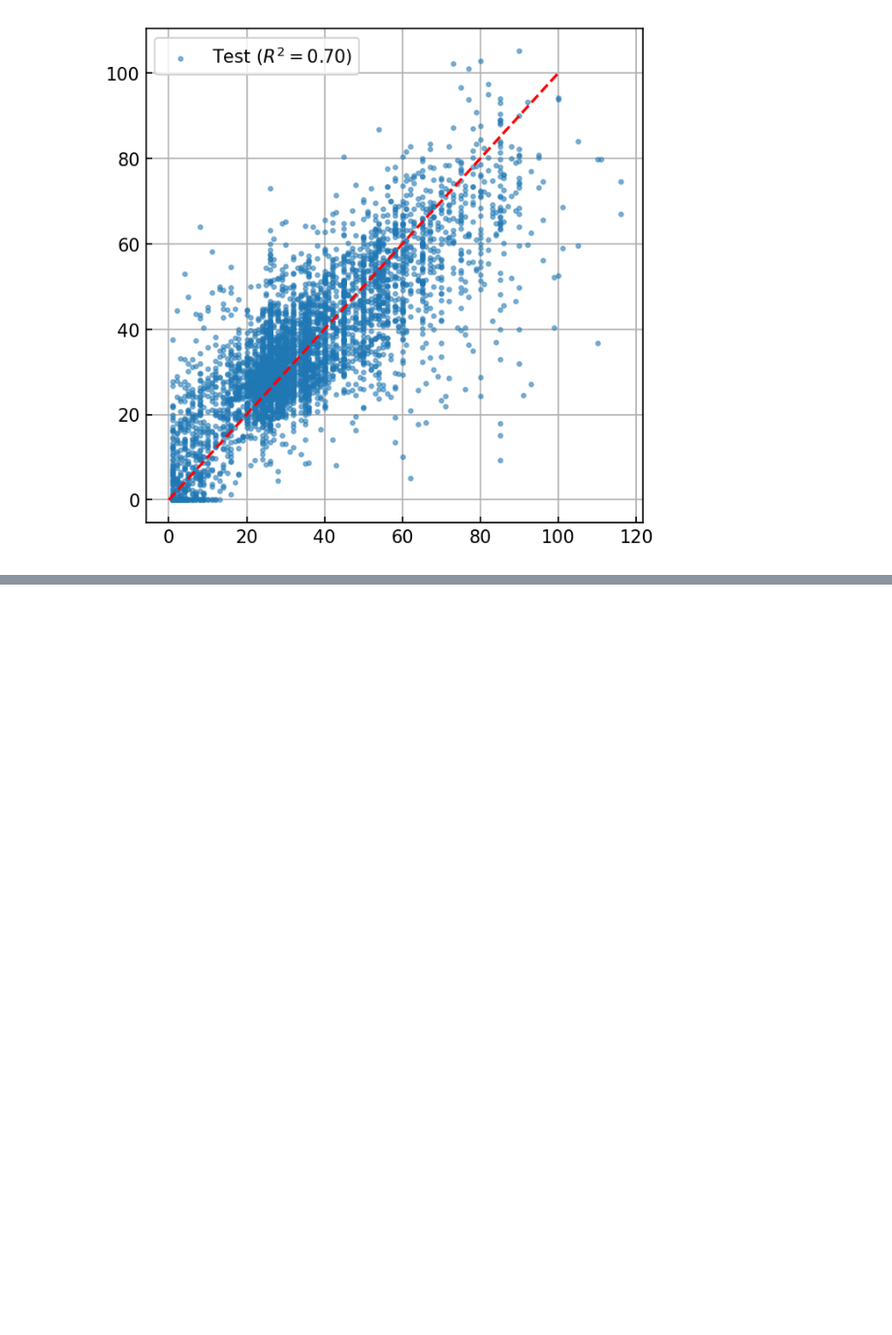
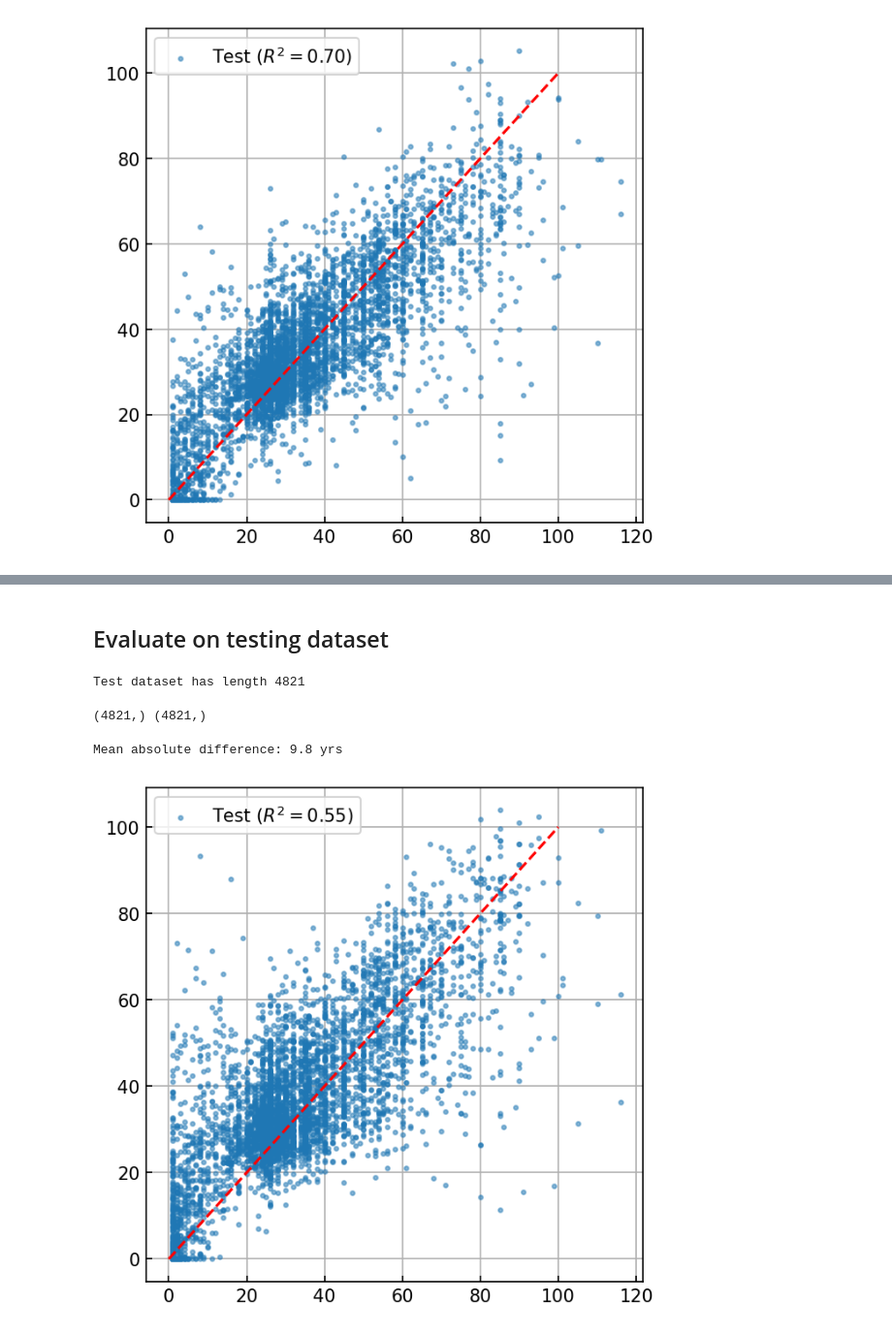
Before and after one commit to colen-teaching/DATA442-Fall-2026, a Jupyter notebook: notebooks/future/11.1_CNN_regression.ipynb, the cells around one changed output, grey strips where cells are left out. Shown at 97% size. Saved outputs shown, nothing was run; the diff lists cells and outputs as text; code cells hidden in the pictures; blank space fills up the shorter version.

```diff
--- a/notebooks/future/11.1_CNN_regression.ipynb
+++ b/notebooks/future/11.1_CNN_regression.ipynb
@@ -411,0 +549,41 @@ Clipping input data to the valid range for imshow with RGB data ([0..1] for floa
+# %% [markdown]
+## Evaluate on testing dataset
+# %%
+# Load the model back in
+model = CNN_Regression_v2()
+model.load_state_dict(results['model_weights'])
+model = model.to(device)
+
+# Make sure we use the correct test dataset
+test_dataset = torch.utils.data.Subset(dataset, results['test_indices'])
+print(f'Test dataset has length {len(test_dataset)}')
+# %% [output]
+Test dataset has length 4821
+# %%
+y_true, y_pred = [], []
+model.eval()
+
+test_loader = torch.utils.data.DataLoader(test_dataset, batch_size=32, shuffle=False, num_workers=8)
+with torch.no_grad():
+    for xb, yb in tqdm(test_loader):
+        yp = model(xb.to(device))
+
+        y_true.append(yb.numpy())
+        y_pred.append(yp.squeeze().cpu().numpy())
+
+y_true = np.concatenate(y_true)
+y_pred = np.concatenate(y_pred)
+print(y_true.shape, y_pred.shape)
+# %% [output]
+(4821,) (4821,)
+# %%
+from sklearn.metrics import r2_score
+fig, ax = plt.subplots(1, 1, figsize=(5, 5))
+ax.scatter(y_true, y_pred, s=5, alpha=0.5, label=f'Test ($R^2 = {r2_score(y_true, y_pred):.2f}$)')
+ax.plot([0,100], [0, 100], color='red', linestyle='--')
+ax.legend();
+
+print(f'Mean absolute difference: {np.mean(np.abs(y_true - y_pred)):.1f} yrs')
+# %% [output]
+Mean absolute difference: 9.8 yrs
+[figure, added]
```
Also changed, not shown: parts of 8 cells of this notebook, 1 other file.
